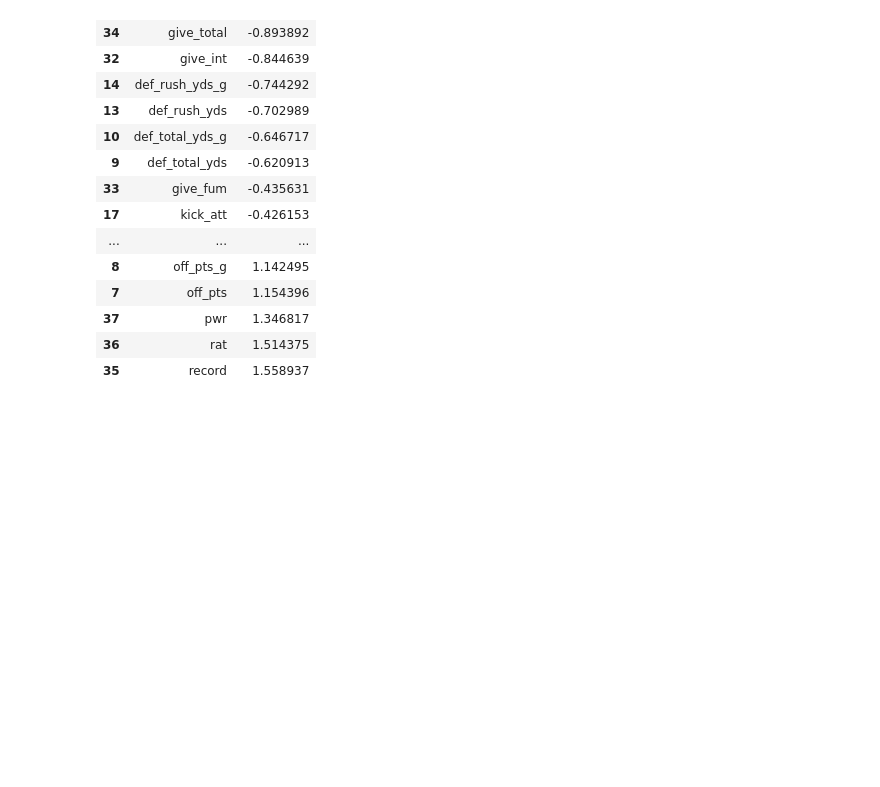
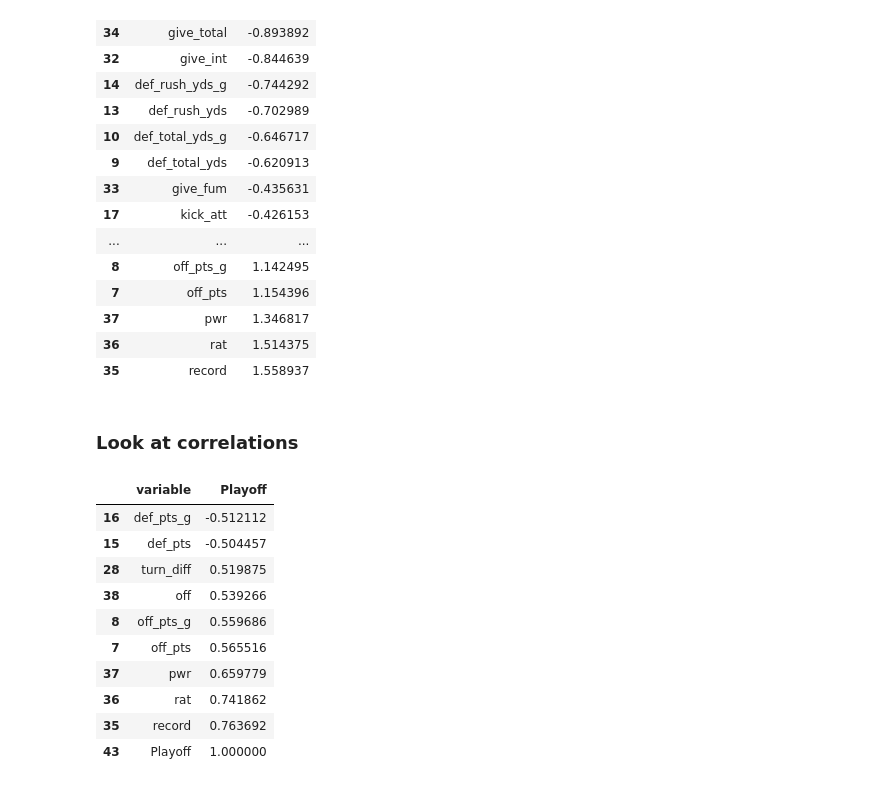
Before and after one commit to r0hankrishnan/nfl_playoffs, a Jupyter notebook: eda/exploration.ipynb, the cells around one changed output. Drawn from its saved outputs; the diff is of its cells as text; code cells hidden in the pictures; blank space fills up the shorter version.

Commit message:
Update exploration.ipynb
Look at correlations

```diff
--- a/eda/exploration.ipynb
+++ b/eda/exploration.ipynb
@@ -174,3 +174,24 @@ differences.sort_values(by = "difference")
 | 37 | pwr | 1.346817 |
 | 36 | rat | 1.514375 |
 | 35 | record | 1.558937 |
+# %% [markdown]
+### Look at correlations
+# %%
+dfNoTeam = df.copy().drop("Team", axis = 1)
+correlations = dfNoTeam.corr()
+correlations = correlations.loc[:, "Playoff"]
+correlations = correlations.reset_index().rename(columns = {"index": "variable"})
+correlations = correlations[(correlations["Playoff"] > 0.50) | (correlations["Playoff"] < -0.50)]
+correlations.sort_values(by = "Playoff")
+# %% [output]
+|  | variable | Playoff |
+| 16 | def_pts_g | -0.512112 |
+| 15 | def_pts | -0.504457 |
+| 28 | turn_diff | 0.519875 |
+| 38 | off | 0.539266 |
+| 8 | off_pts_g | 0.559686 |
+| 7 | off_pts | 0.565516 |
+| 37 | pwr | 0.659779 |
+| 36 | rat | 0.741862 |
+| 35 | record | 0.763692 |
+| 43 | Playoff | 1.000000 |
```
Also changed, not shown: parts of 1 cell of this notebook.
